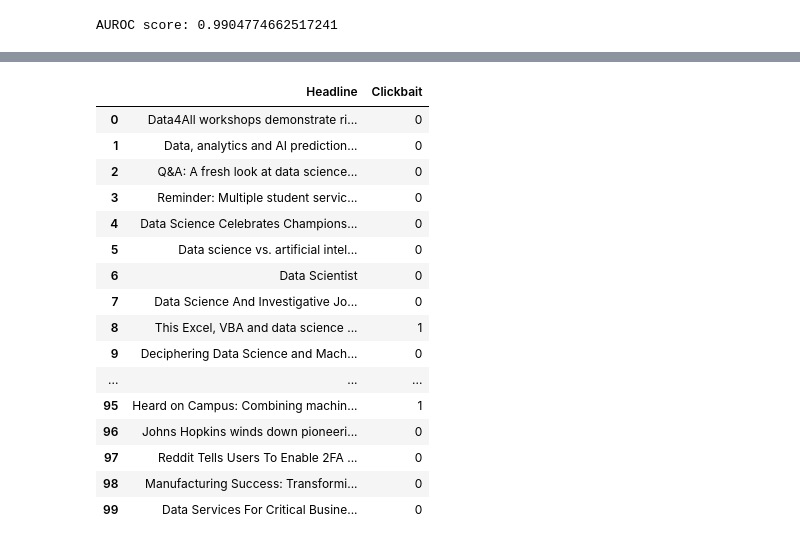
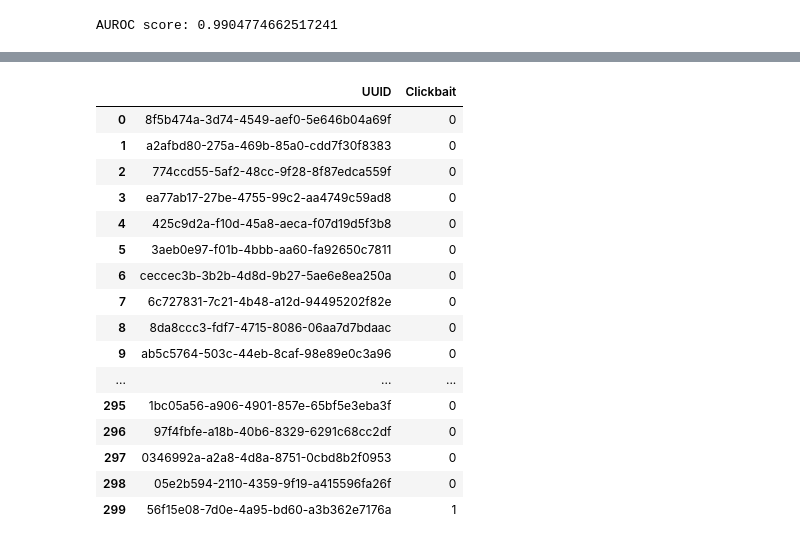
Before and after one commit to garified/newproject, a Jupyter notebook: Inference.ipynb, the cells around one changed output, grey strips where cells are left out. Cells and saved outputs as stored; diff of their text form; code cells hidden in the pictures.

```diff
--- a/Inference.ipynb
+++ b/Inference.ipynb
@@ -107,24 +125,24 @@ array([0, 0, 0, 0, 0, 0, 0, 0, 1, 0, 0, 0, 0, 0, 0, 0, 0, 0, 0, 0, 1, 0,
 # %%
-view = pd.DataFrame({'Headline':X_test, 'Clickbait': y_pred})
+prediction = pd.DataFrame({'UUID':results.to_pandas().UUID, 'Clickbait': y_pred})
 # %%
 pd.set_option('display.max_rows', None)
-view
+prediction
 # %% [output]
-|  | Headline | Clickbait |
-| 0 | Data4All workshops demonstrate ri... | 0 |
-| 1 | Data, analytics and AI prediction... | 0 |
-| 2 | Q&A: A fresh look at data science... | 0 |
-| 3 | Reminder: Multiple student servic... | 0 |
-| 4 | Data Science Celebrates Champions... | 0 |
-| 5 | Data science vs. artificial intel... | 0 |
-| 6 | Data Scientist | 0 |
-| 7 | Data Science And Investigative Jo... | 0 |
-| 8 | This Excel, VBA and data science ... | 1 |
-| 9 | Deciphering Data Science and Mach... | 0 |
+|  | UUID | Clickbait |
+| 0 | 8f5b474a-3d74-4549-aef0-5e646b04a69f | 0 |
+| 1 | a2afbd80-275a-469b-85a0-cdd7f30f8383 | 0 |
+| 2 | 774ccd55-5af2-48cc-9f28-8f87edca559f | 0 |
+| 3 | ea77ab17-27be-4755-99c2-aa4749c59ad8 | 0 |
+| 4 | 425c9d2a-f10d-45a8-aeca-f07d19d5f3b8 | 0 |
+| 5 | 3aeb0e97-f01b-4bbb-aa60-fa92650c7811 | 0 |
+| 6 | ceccec3b-3b2b-4d8d-9b27-5ae6e8ea250a | 0 |
+| 7 | 6c727831-7c21-4b48-a12d-94495202f82e | 0 |
+| 8 | 8da8ccc3-fdf7-4715-8086-06aa7d7bdaac | 0 |
+| 9 | ab5c5764-503c-44eb-8caf-98e89e0c3a96 | 0 |
 | ... | ... | ... |
-| 95 | Heard on Campus: Combining machin... | 1 |
-| 96 | Johns Hopkins winds down pioneeri... | 0 |
-| 97 | Reddit Tells Users To Enable 2FA ... | 0 |
-| 98 | Manufacturing Success: Transformi... | 0 |
-| 99 | Data Services For Critical Busine... | 0 |
+| 295 | 1bc05a56-a906-4901-857e-65bf5e3eba3f | 0 |
+| 296 | 97f4fbfe-a18b-40b6-8329-6291c68cc2df | 0 |
+| 297 | 0346992a-a2a8-4d8a-8751-0cbd8b2f0953 | 0 |
+| 298 | 05e2b594-2110-4359-9f19-a415596fa26f | 0 |
+| 299 | 56f15e08-7d0e-4a95-bd60-a3b362e7176a | 1 |
 # %%
```
Also changed, not shown: parts of 8 cells of this notebook, 4 other files.
